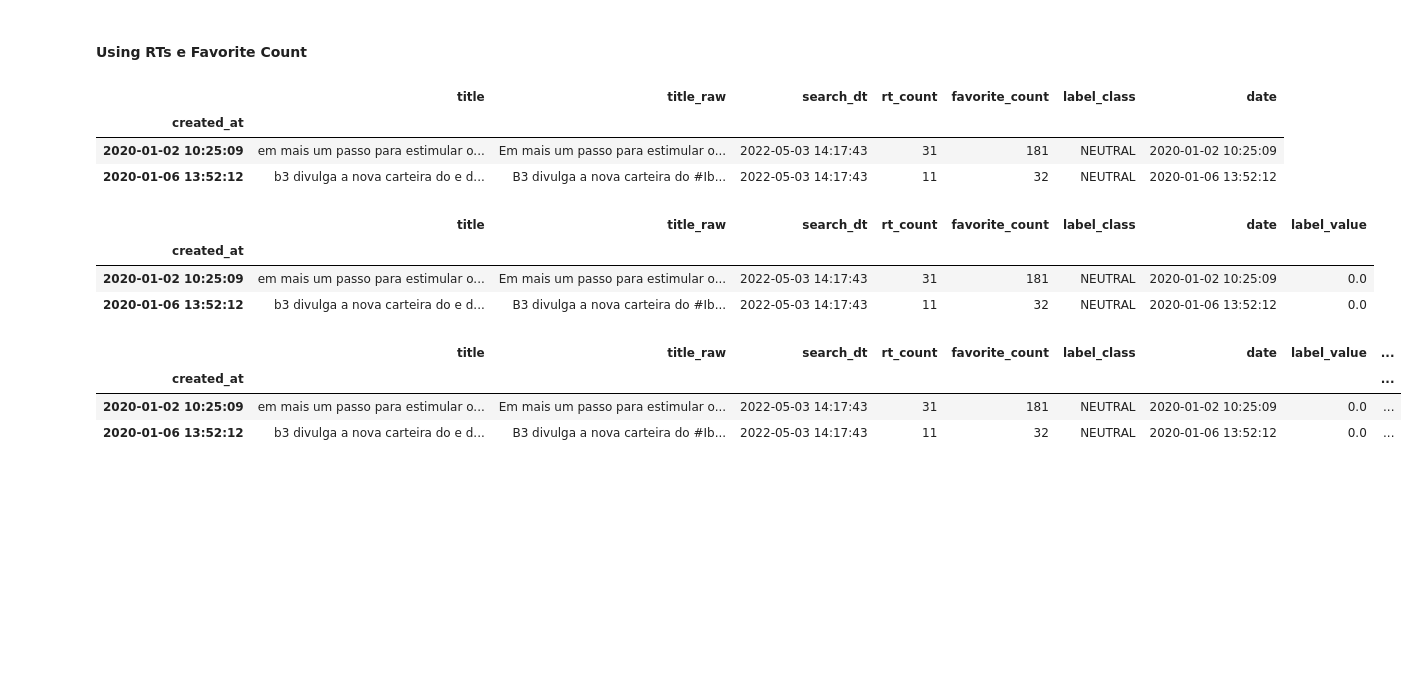
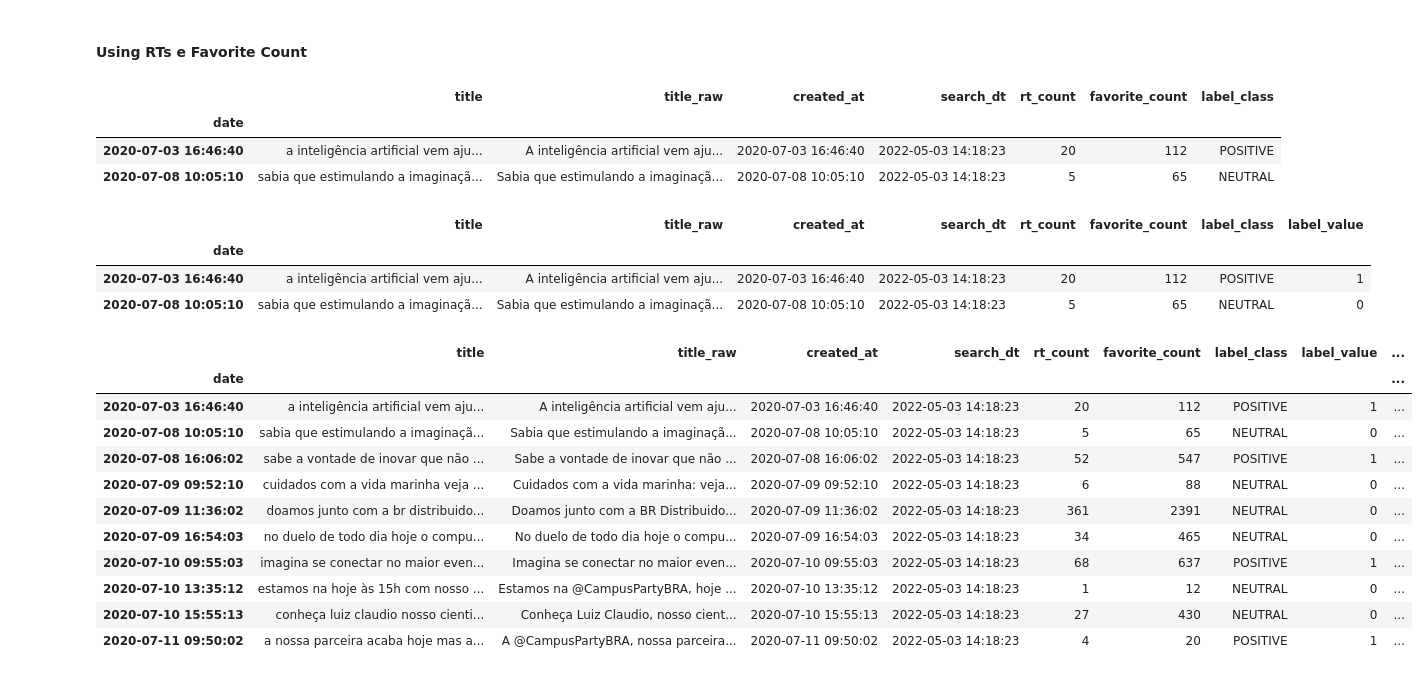
Before and after one commit to mso13/Mestrado_PPGI, a Jupyter notebook: src/sentiment_classifier/compute_sent_scores.ipynb, the cells around one changed output. Saved outputs shown, nothing was run; the diff lists cells and outputs as text; code cells hidden in the pictures; blank space fills up the shorter version.

```diff
--- a/src/sentiment_classifier/compute_sent_scores.ipynb
+++ b/src/sentiment_classifier/compute_sent_scores.ipynb
@@ -165,7 +212,7 @@ Quantidade de Palavras: 4131
 ## Twitter
 # %%
 # Verificar o dataset importado
-with open(f'../crawlers/twitter/results/B3_Oficial.json', encoding='utf8') as json_file:
+with open(f'../crawlers/twitter/results/petrobras.json', encoding='utf8') as json_file:
     data = json.load(json_file)
 
 df = pd.DataFrame(data)
@@ -182,6 +229,18 @@ sc = SnorkelSentimentClassifier(df=df, source='twitter')
 # %%
 # Executar o módulo de classificação de sentimentos
 df_results, results = sc.apply_rules(df)
+# %%
+# Convert date to datetime format
+df_results['date'] = pd.to_datetime(df_results['created_at'], format='%Y-%m-%d %H:%M:%S')
+
+# Set date column as index
+df_results.set_index('date', inplace=True)
+
+# Order by date
+df_results.sort_index(inplace=True)
+
+# Since 2020
+df_results = df_results.loc['2020':,]
 # %%
 df_results.tail(10)
 # %% [output]
@@ -199,15 +259,3 @@ df_results.tail(10)
-# %%
-# Convert date to datetime format
-df_results['date'] = pd.to_datetime(df_results['created_at'], format='%Y-%m-%d %H:%M:%S')
-
-# Set date column as index
-df_results.set_index('created_at', inplace=True)
-
-# Order by date
-df_results.sort_index(inplace=True)
-
-# Since 2020
-df_results = df_results.loc['2020':,]
 # %%
 df_results.label_class.value_counts()
 # %% [output]
@@ -257,10 +305,10 @@ Quantidade de Palavras: 5851
 # %%
 df_results.head(2)
 # %% [output]
-|  | title | title_raw | search_dt | rt_count | favorite_count | label_class | date |
-| created_at |  |  |  |  |  |  |  |
-| 2020-01-02 10:25:09 | em mais um passo para estimular o... | Em mais um passo para estimular o... | 2022-05-03 14:17:43 | 31 | 181 | NEUTRAL | 2020-01-02 10:25:09 |
-| 2020-01-06 13:52:12 | b3 divulga a nova carteira do e d... | B3 divulga a nova carteira do #Ib... | 2022-05-03 14:17:43 | 11 | 32 | NEUTRAL | 2020-01-06 13:52:12 |
+|  | title | title_raw | created_at | search_dt | rt_count | favorite_count | label_class |
+| date |  |  |  |  |  |  |  |
+| 2020-07-03 16:46:40 | a inteligência artificial vem aju... | A inteligência artificial vem aju... | 2020-07-03 16:46:40 | 2022-05-03 14:18:23 | 20 | 112 | POSITIVE |
+| 2020-07-08 10:05:10 | sabia que estimulando a imaginaçã... | Sabia que estimulando a imaginaçã... | 2020-07-08 10:05:10 | 2022-05-03 14:18:23 | 5 | 65 | NEUTRAL |
 # %%
 # Set values to label classes
 scores = {"POSITIVE" : 1,
@@ -271,17 +319,25 @@ df_results["label_value"] = df_results["label_class"].map(scores)
 # %%
 df_results.head(2)
 # %% [output]
-|  | title | title_raw | search_dt | rt_count | favorite_count | label_class | date | label_value |
-| created_at |  |  |  |  |  |  |  |  |
-| 2020-01-02 10:25:09 | em mais um passo para estimular o... | Em mais um passo para estimular o... | 2022-05-03 14:17:43 | 31 | 181 | NEUTRAL | 2020-01-02 10:25:09 | 0.0 |
-| 2020-01-06 13:52:12 | b3 divulga a nova carteira do e d... | B3 divulga a nova carteira do #Ib... | 2022-05-03 14:17:43 | 11 | 32 | NEUTRAL | 2020-01-06 13:52:12 | 0.0 |
+|  | title | title_raw | created_at | search_dt | rt_count | favorite_count | label_class | label_value |
+| date |  |  |  |  |  |  |  |  |
+| 2020-07-03 16:46:40 | a inteligência artificial vem aju... | A inteligência artificial vem aju... | 2020-07-03 16:46:40 | 2022-05-03 14:18:23 | 20 | 112 | POSITIVE | 1 |
+| 2020-07-08 10:05:10 | sabia que estimulando a imaginaçã... | Sabia que estimulando a imaginaçã... | 2020-07-08 10:05:10 | 2022-05-03 14:18:23 | 5 | 65 | NEUTRAL | 0 |
 # %%
 # Compute scores per publication
 df_results['sent_score'] = df_results['label_value'] * (10 * df_results['rt_count']) + df_results['favorite_count']
 # %%
-df_results.head(2)
+df_results.head(10)
 # %% [output]
-|  | title | title_raw | search_dt | rt_count | favorite_count | label_class | date | label_value | ... |
-| created_at |  |  |  |  |  |  |  |  | ... |
-| 2020-01-02 10:25:09 | em mais um passo para estimular o... | Em mais um passo para estimular o... | 2022-05-03 14:17:43 | 31 | 181 | NEUTRAL | 2020-01-02 10:25:09 | 0.0 | ... |
-| 2020-01-06 13:52:12 | b3 divulga a nova carteira do e d... | B3 divulga a nova carteira do #Ib... | 2022-05-03 14:17:43 | 11 | 32 | NEUTRAL | 2020-01-06 13:52:12 | 0.0 | ... |
+|  | title | title_raw | created_at | search_dt | rt_count | favorite_count | label_class | label_value | ... |
+| date |  |  |  |  |  |  |  |  | ... |
+| 2020-07-03 16:46:40 | a inteligência artificial vem aju... | A inteligência artificial vem aju... | 2020-07-03 16:46:40 | 2022-05-03 14:18:23 | 20 | 112 | POSITIVE | 1 | ... |
+| 2020-07-08 10:05:10 | sabia que estimulando a imaginaçã... | Sabia que estimulando a imaginaçã... | 2020-07-08 10:05:10 | 2022-05-03 14:18:23 | 5 | 65 | NEUTRAL | 0 | ... |
+| 2020-07-08 16:06:02 | sabe a vontade de inovar que não ... | Sabe a vontade de inovar que não ... | 2020-07-08 16:06:02 | 2022-05-03 14:18:23 | 52 | 547 | POSITIVE | 1 | ... |
+| 2020-07-09 09:52:10 | cuidados com a vida marinha veja ... | Cuidados com a vida marinha: veja... | 2020-07-09 09:52:10 | 2022-05-03 14:18:23 | 6 | 88 | NEUTRAL | 0 | ... |
+| 2020-07-09 11:36:02 | doamos junto com a br distribuido... | Doamos junto com a BR Distribuido... | 2020-07-09 11:36:02 | 2022-05-03 14:18:23 | 361 | 2391 | NEUTRAL | 0 | ... |
+| 2020-07-09 16:54:03 | no duelo de todo dia hoje o compu... | No duelo de todo dia hoje o compu... | 2020-07-09 16:54:03 | 2022-05-03 14:18:23 | 34 | 465 | NEUTRAL | 0 | ... |
+| 2020-07-10 09:55:03 | imagina se conectar no maior even... | Imagina se conectar no maior even... | 2020-07-10 09:55:03 | 2022-05-03 14:18:23 | 68 | 637 | POSITIVE | 1 | ... |
+| 2020-07-10 13:35:12 | estamos na hoje às 15h com nosso ... | Estamos na @CampusPartyBRA, hoje ... | 2020-07-10 13:35:12 | 2022-05-03 14:18:23 | 1 | 12 | NEUTRAL | 0 | ... |
+| 2020-07-10 15:55:13 | conheça luiz claudio nosso cienti... | Conheça Luiz Claudio, nosso cient... | 2020-07-10 15:55:13 | 2022-05-03 14:18:23 | 27 | 430 | NEUTRAL | 0 | ... |
+| 2020-07-11 09:50:02 | a nossa parceira acaba hoje mas a... | A @CampusPartyBRA, nossa parceira... | 2020-07-11 09:50:02 | 2022-05-03 14:18:23 | 4 | 20 | POSITIVE | 1 | ... |
```
Also changed, not shown: parts of 21 cells of this notebook, 5 other files.
